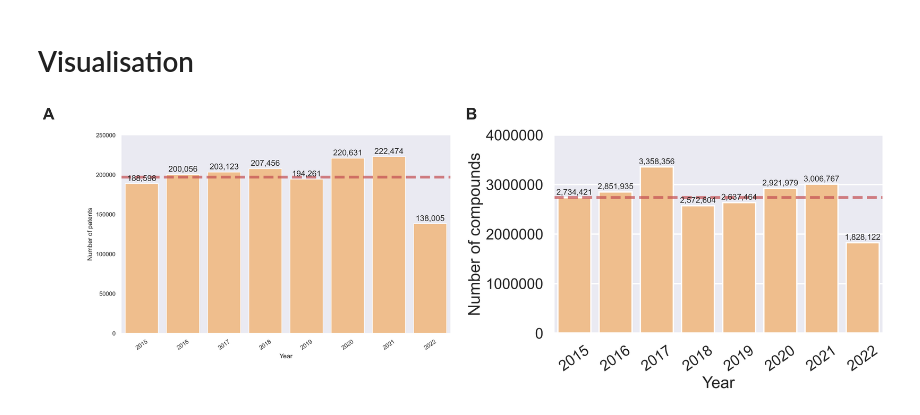
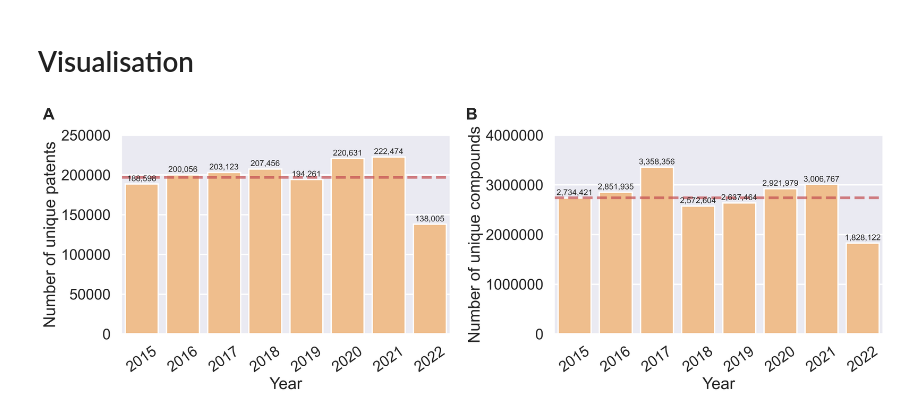
Before and after one commit to Fraunhofer-ITMP/patent-clinical-candidate-characteristics, a Jupyter notebook: notebooks/3_data_distribution.ipynb, the cells around one changed output. Saved outputs shown, nothing was run; the diff lists cells and outputs as text; code cells hidden in the pictures.

Commit message:
Updated 3_data_distribution

```diff
--- a/notebooks/3_data_distribution.ipynb
+++ b/notebooks/3_data_distribution.ipynb
@@ -24,7 +24,7 @@ os.makedirs(FIG_DIR, exist_ok=True)
 # %% [markdown]
 # Load data file
 # %%
-file = pd.read_csv('../data/EDA_df.txt.gz', sep='\t', compression='gzip')
+file = pd.read_csv('data/EDA_df.txt.gz', sep='\t', compression='gzip')
 # %%
 file.head(2)
 # %% [output]
@@ -162,38 +164,38 @@ ax1 = sns.barplot(x= patent_count_df['Year'], y= patent_count_df['count'], color
 ax1.axhline(patent_count_avg, linewidth=4, color='r', linestyle = '--', alpha=0.7)
 sns.set(context='poster')
 plt.xlabel("Year")
-plt.ylabel("Number of patents")
+plt.ylabel("Number of unique patents")
 plt.xticks(rotation=35)
 plt.ylim(top = 250000)
 for c in ax1.containers:
     ax1.bar_label(c, labels=[f'{x:,.0f}' for x in c.datavalues], padding= 2, fontsize=12)
 plt.text(
     -0.22, 1.1, string.ascii_uppercase[0],
     size=24, weight='bold', horizontalalignment='center',
     verticalalignment='center', transform = plt.gca().transAxes
 )
 
 cpds_count_avg = compound_count_df['count'].mean()
 ax2 = plt.subplot(gs[0, 1])
 ax2 = sns.barplot(x= compound_count_df['Year'], y= compound_count_df['count'], color='#ffbe7d')
 ax2.axhline(cpds_count_avg, linewidth=4, color='r', linestyle = '--', alpha=0.7)
 plt.xlabel("Year")
-plt.ylabel("Number of compounds")
+plt.ylabel("Number of unique compounds")
 plt.xticks(rotation=35)
 plt.ylim(top = 4000000)
 ax2.yaxis.set_major_formatter(FormatStrFormatter('%.0f'))
 for c in ax2.containers:
     ax2.bar_label(c, labels=[f'{x:,.0f}' for x in c.datavalues], padding=2, fontsize=12)
 plt.text(
     -0.25, 1.1, string.ascii_uppercase[1],
     size=24, weight='bold', horizontalalignment='center',
     verticalalignment='center', transform = plt.gca().transAxes
 )
 
 plt.tight_layout()
 plt.savefig(f'{FIG_DIR}/figure_2.png',dpi=400)
 plt.show()
 # %% [output]
-[figure, old version]
+[figure, new version]
 # %%
 plt.figure(figsize = (18, 11))
```
Also changed, not shown: parts of 6 cells of this notebook.
